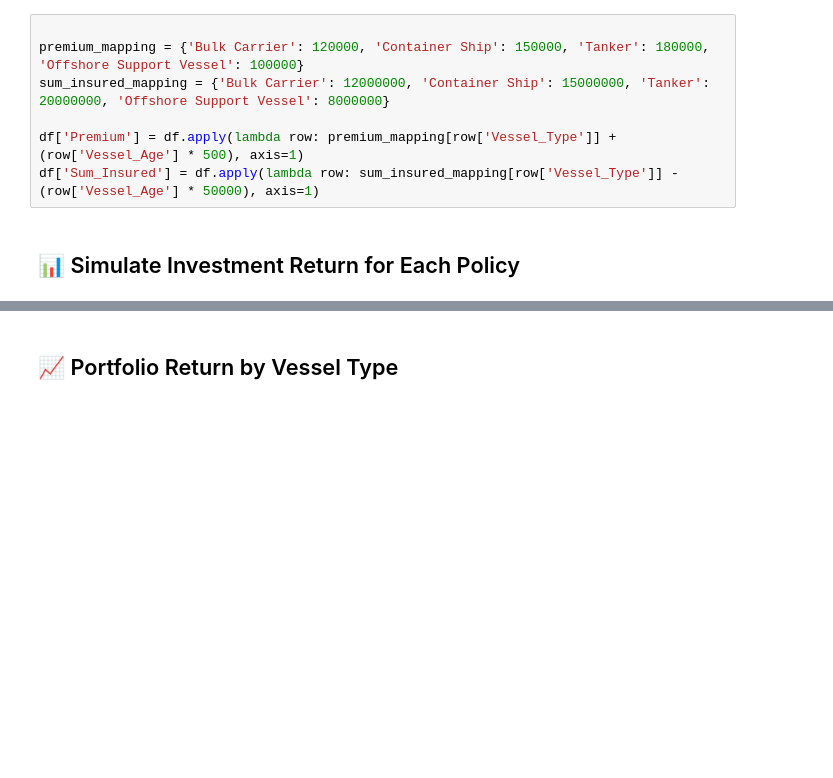
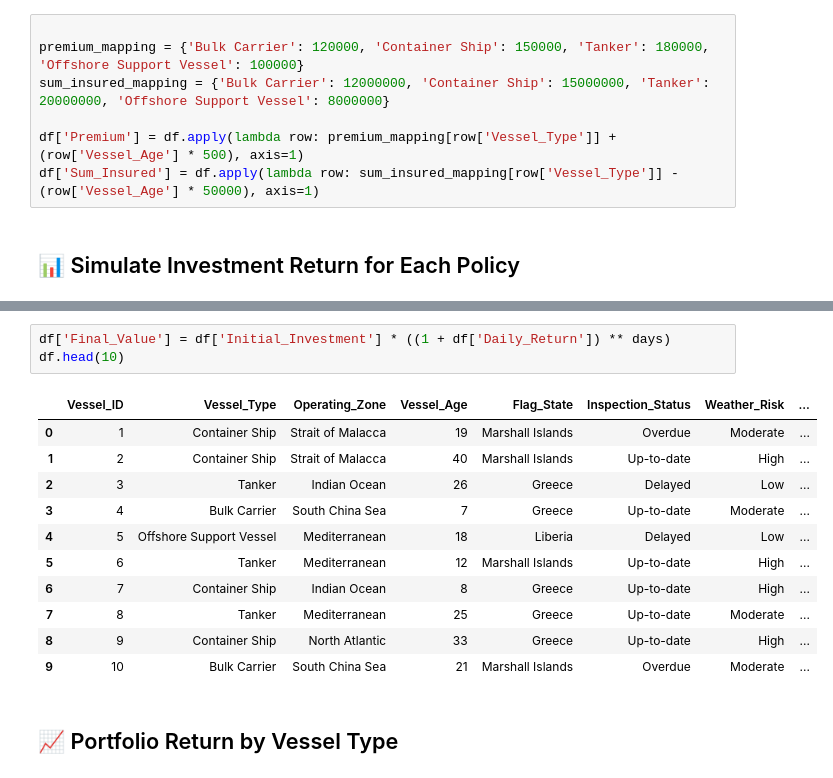
Before and after one commit to anshupandey/MSA-analytics, a Jupyter notebook: PMOT/Lab2_Ocean_Hull_Insurance_Detailed_Dashboard.ipynb, the cells around one changed output, grey strips where cells are left out. Saved outputs shown, nothing was run; the diff lists cells and outputs as text; blank space fills up the shorter version.

```diff
--- a/PMOT/Lab2_Ocean_Hull_Insurance_Detailed_Dashboard.ipynb
+++ b/PMOT/Lab2_Ocean_Hull_Insurance_Detailed_Dashboard.ipynb
@@ -43,3 +55,18 @@ df['Final_Value'] = df['Initial_Investment'] * ((1 + df['Daily_Return']) ** days
+# %%
+df['Final_Value'] = df['Initial_Investment'] * ((1 + df['Daily_Return']) ** days)
+df.head(10)
+# %% [output]
+|  | Vessel_ID | Vessel_Type | Operating_Zone | Vessel_Age | Flag_State | Inspection_Status | Weather_Risk | ... |
+| 0 | 1 | Container Ship | Strait of Malacca | 19 | Marshall Islands | Overdue | Moderate | ... |
+| 1 | 2 | Container Ship | Strait of Malacca | 40 | Marshall Islands | Up-to-date | High | ... |
+| 2 | 3 | Tanker | Indian Ocean | 26 | Greece | Delayed | Low | ... |
+| 3 | 4 | Bulk Carrier | South China Sea | 7 | Greece | Up-to-date | Moderate | ... |
+| 4 | 5 | Offshore Support Vessel | Mediterranean | 18 | Liberia | Delayed | Low | ... |
+| 5 | 6 | Tanker | Mediterranean | 12 | Marshall Islands | Up-to-date | High | ... |
+| 6 | 7 | Container Ship | Indian Ocean | 8 | Greece | Up-to-date | High | ... |
+| 7 | 8 | Tanker | Mediterranean | 25 | Greece | Up-to-date | Moderate | ... |
+| 8 | 9 | Container Ship | North Atlantic | 33 | Greece | Up-to-date | High | ... |
+| 9 | 10 | Bulk Carrier | South China Sea | 21 | Marshall Islands | Overdue | Moderate | ... |
 # %% [markdown]
 ## 📈 Portfolio Return by Vessel Type
 # %%
```
Also changed, not shown: parts of 3 cells of this notebook.
